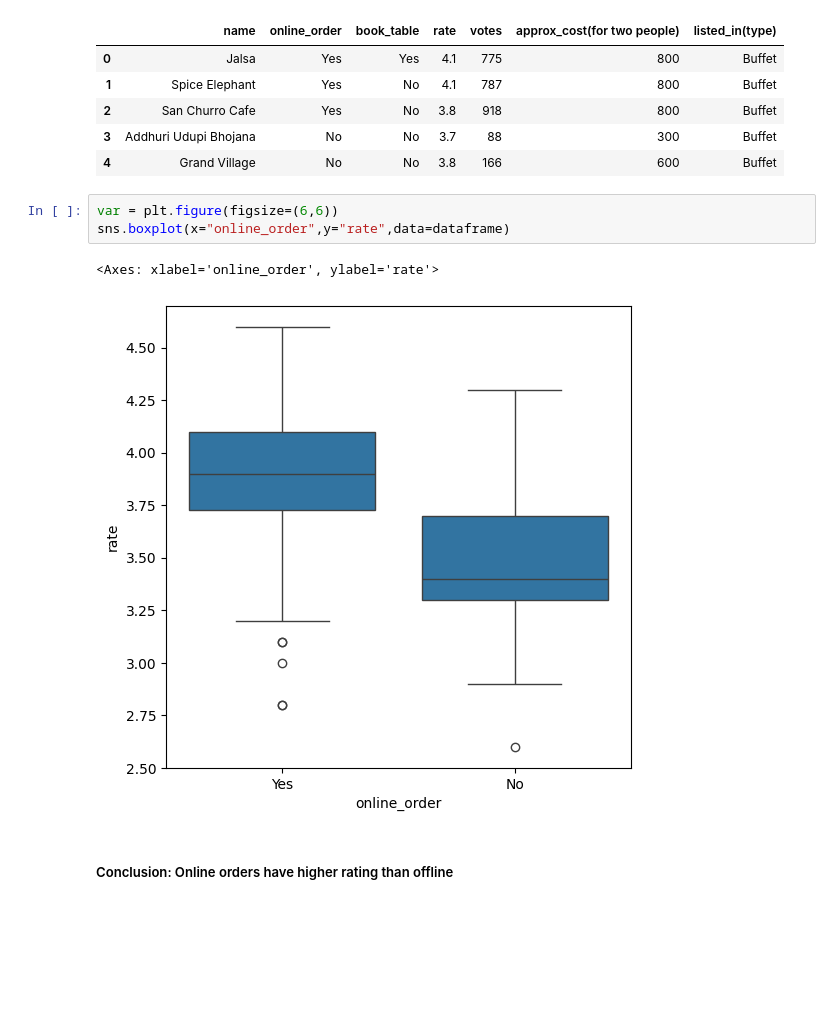
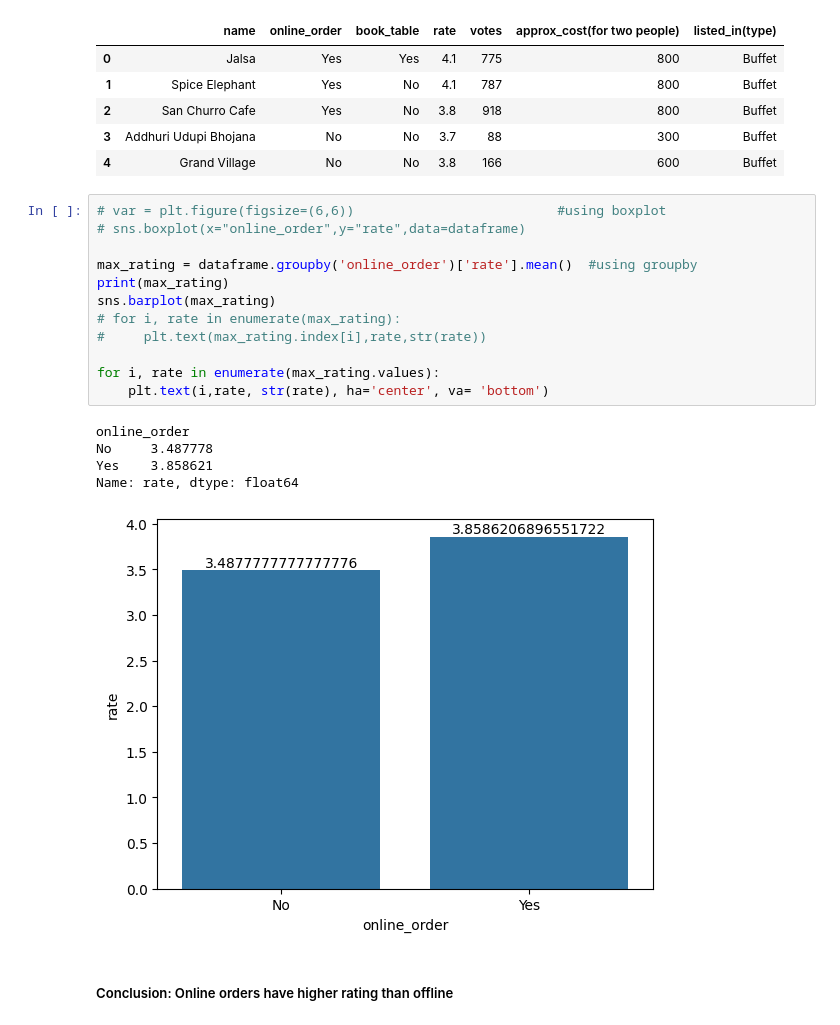
Before and after one commit to vinodsarwade/Pandas_Projects, a Jupyter notebook: Zomato_data_analysys.ipynb, the cells around one changed output. Drawn from its saved outputs; the diff is of its cells as text; blank space fills up the shorter version.

```diff
--- a/Zomato_data_analysys.ipynb
+++ b/Zomato_data_analysys.ipynb
@@ -210,12 +204,24 @@ dataframe.head()
 | 2 | San Churro Cafe | Yes | No | 3.8 | 918 | 800 | Buffet |
 | 3 | Addhuri Udupi Bhojana | No | No | 3.7 | 88 | 300 | Buffet |
 | 4 | Grand Village | No | No | 3.8 | 166 | 600 | Buffet |
-# %%
-var = plt.figure(figsize=(6,6))
-sns.boxplot(x="online_order",y="rate",data=dataframe)
-# %% [output]
-<Axes: xlabel='online_order', ylabel='rate'>
-[figure, removed]
+# %%
+# var = plt.figure(figsize=(6,6))                          #using boxplot
+# sns.boxplot(x="online_order",y="rate",data=dataframe)
+
+max_rating = dataframe.groupby('online_order')['rate'].mean()  #using groupby
+print(max_rating)
+sns.barplot(max_rating)
+# for i, rate in enumerate(max_rating):
+#     plt.text(max_rating.index[i],rate,str(rate))
+
+for i, rate in enumerate(max_rating.values):
+    plt.text(i,rate, str(rate), ha='center', va= 'bottom')
+# %% [output]
+online_order
+No     3.487778
+Yes    3.858621
+Name: rate, dtype: float64
+[figure, added]
 # %% [markdown]
 <h5>Conclusion: Online orders have higher rating than offline
 # %% [markdown]
```
Also changed, not shown: parts of 3 cells of this notebook, 5 other files.
